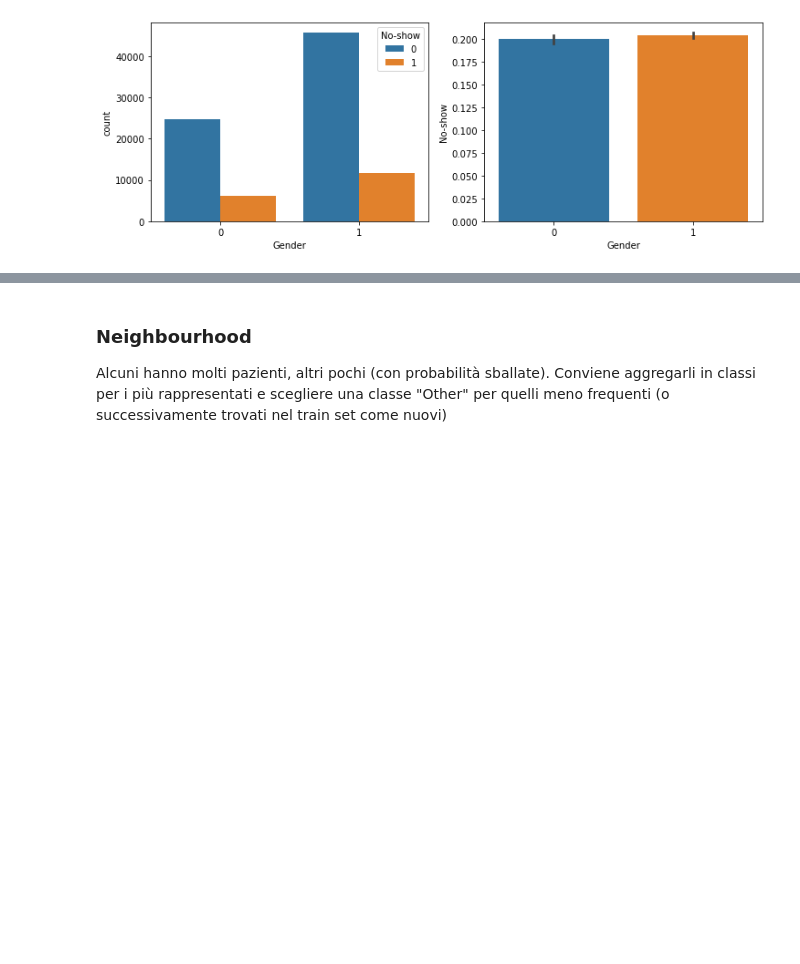
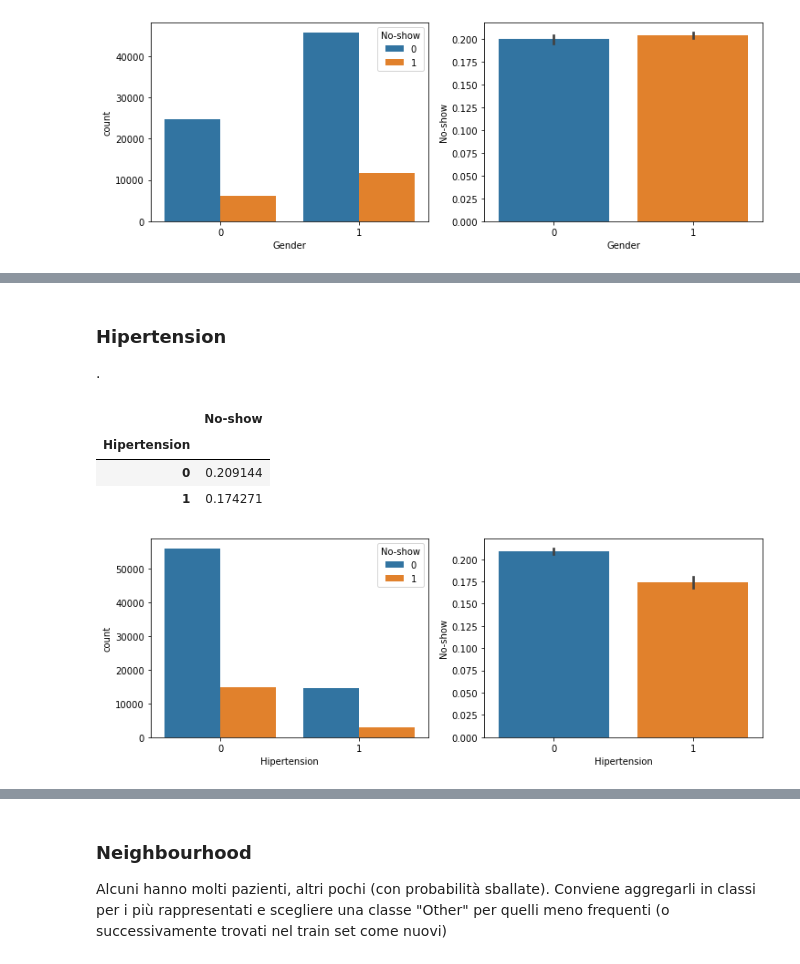
Before and after one commit to ale-pavel/exam-challenge-appointments, a Jupyter notebook: Challenge-appointments-preparation.ipynb, the cells around one changed output, grey strips where cells are left out. Saved outputs shown, nothing was run; the diff lists cells and outputs as text; code cells hidden in the pictures; blank space fills up the shorter version.

```diff
--- a/Challenge-appointments-preparation.ipynb
+++ b/Challenge-appointments-preparation.ipynb
@@ -345,0 +436,18 @@ app_edit[['Gender', 'No-show']].groupby(['Gender']).mean().sort_values(by='No-sh
+# %% [markdown]
+### Hipertension
+
+.
+# %%
+fig, ax = plt.subplots(1, 2, figsize=(12, 4))
+
+sns.countplot(x='Hipertension', hue='No-show', data=app_edit, ax=ax[0])
+app_edit[['Hipertension', 'No-show']].groupby(['Hipertension']).count().sort_values(by='No-show', ascending=False)
+
+sns.barplot(x='Hipertension', y='No-show', data=app_edit, ax=ax[1])
+app_edit[['Hipertension', 'No-show']].groupby(['Hipertension']).mean().sort_values(by='No-show', ascending=False)
+# %% [output]
+|  | No-show |
+| Hipertension |  |
+| 0 | 0.209144 |
+| 1 | 0.174271 |
+[figure, added]
```
Also changed, not shown: parts of 20 cells of this notebook, 1 other file.
